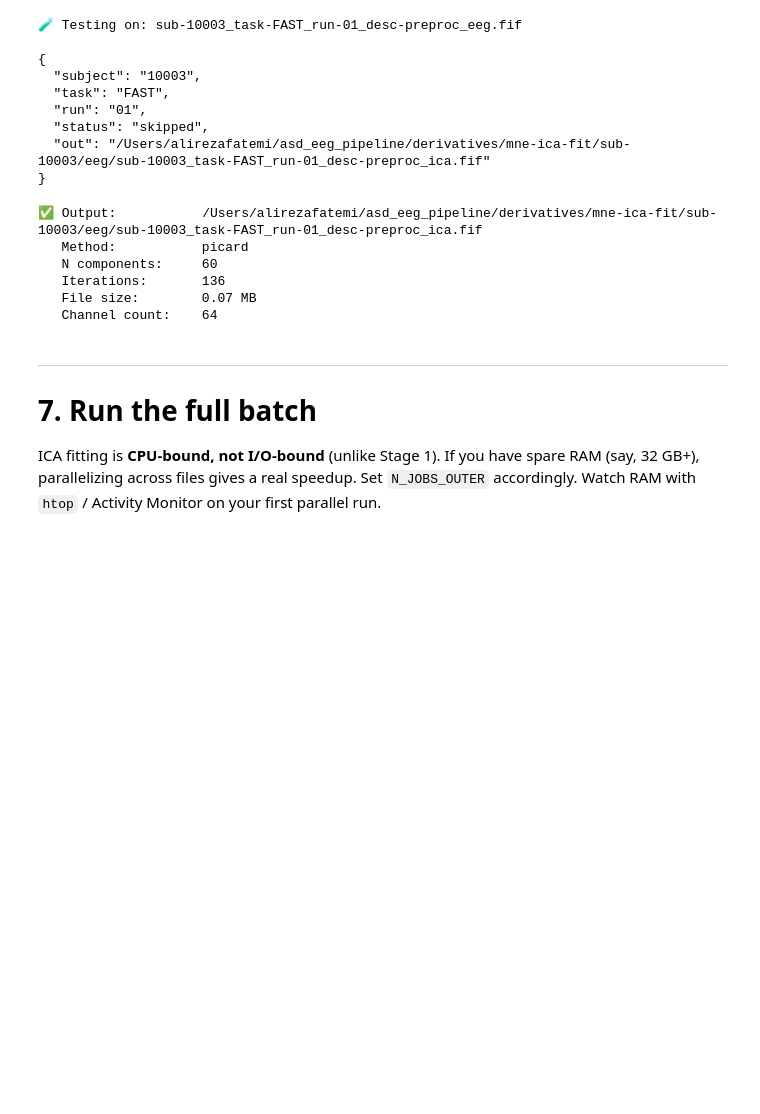
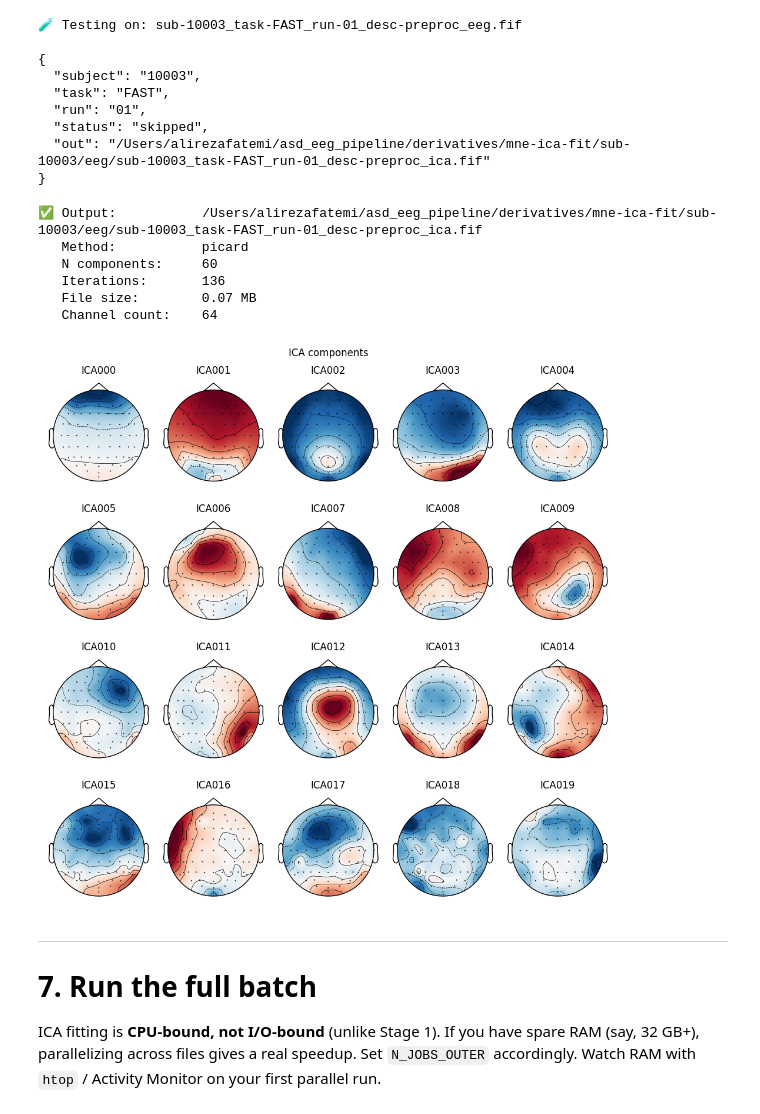
Before and after one commit to alirezafatemi77/ASD_EEG_PROJECT, a Jupyter notebook: 02_ica_fit_local_v2.ipynb, the cells around one changed output. Cells and saved outputs as stored; diff of their text form; code cells hidden in the pictures; blank space fills up the shorter version.

```diff
--- a/02_ica_fit_local_v2.ipynb
+++ b/02_ica_fit_local_v2.ipynb
@@ -413,7 +360,6 @@ def ica_output_path(entities, deriv_root, desc_label='preproc'):
 
     Output:  <deriv_root>/sub-XXX/eeg/sub-XXX_task-Y_run-ZZ_desc-<label>_ica.fif
 
-    The `_ica.fif` suffix is what MNE expects for ICA decomposition files.
     """
     sub = entities['subject']
     out_dir = Path(deriv_root) / f'sub-{sub}' / 'eeg'
@@ -576,26 +520,27 @@ print(json.dumps(test_result, indent=2, default=str))
 # %%
 # Verify the output ICA file
 test_out = ica_output_path(test_pair[1], DERIV_ROOT)
 if test_out.exists():
     ica_check = mne.preprocessing.read_ica(test_out, verbose=False)
     print(f'✅ Output:           {test_out}')
     print(f'   Method:           {ica_check.method}')
     print(f'   N components:     {ica_check.n_components_}')
     print(f'   Iterations:       {getattr(ica_check, "n_iter_", "n/a")}')
     print(f'   File size:        {test_out.stat().st_size / 1e6:.2f} MB')
     print(f'   Channel count:    {len(ica_check.ch_names)}')
     # Uncomment to view component topographies:
-    # raw = load_preprocessed(test_pair[0])
-    # ica_check.plot_components(inst=raw, picks=range(min(20, ica_check.n_components_)))
+    raw = load_preprocessed(test_pair[0])
+    ica_check.plot_components(inst=raw, picks=range(min(20, ica_check.n_components_)))
 else:
     print('❌ No output file produced — check', ERROR_LOG)
 # %% [output]
 ✅ Output:           /Users/alirezafatemi/asd_eeg_pipeline/derivatives/mne-ica-fit/sub-10003/eeg/sub-10003_task-FAST_run-01_desc-preproc_ica.fif
    Method:           picard
    N components:     60
    Iterations:       136
    File size:        0.07 MB
    Channel count:    64
+[figure, added]
 # %% [markdown]
 ---
 # 7. Run the full batch
```
Also changed, not shown: parts of 21 cells of this notebook, 2 other files.
